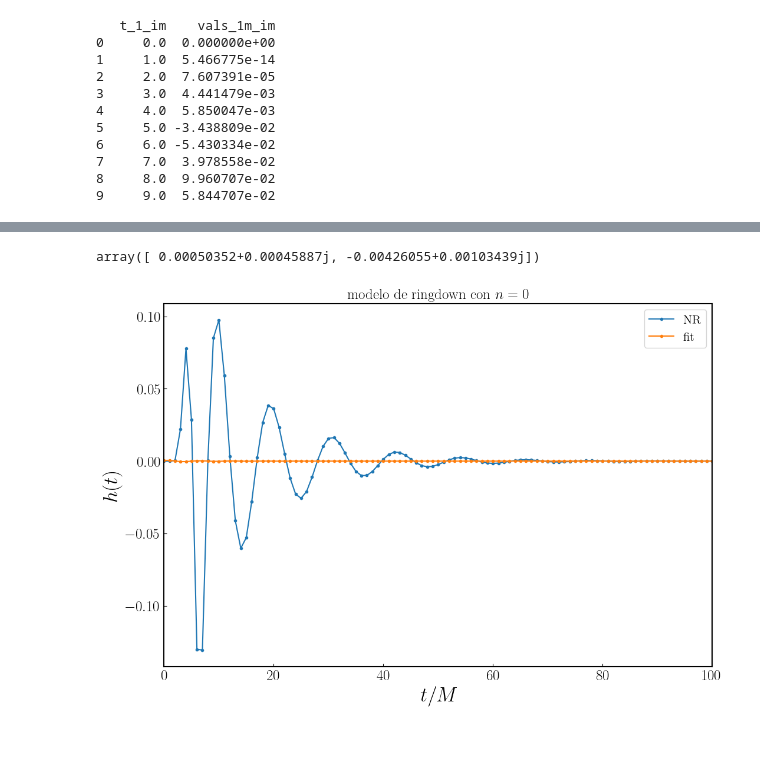
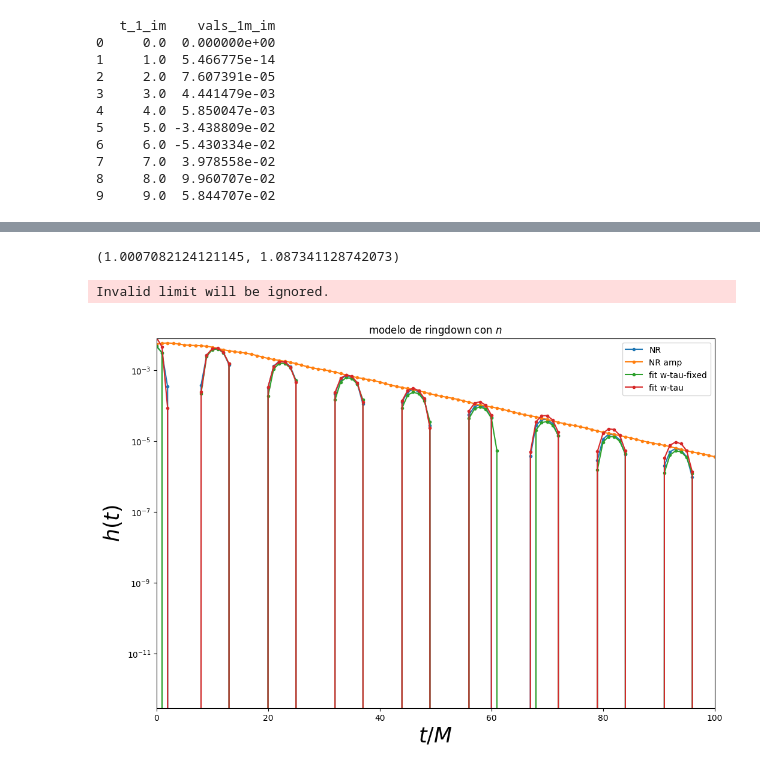
Before and after one commit to svykho/Thesis_notebooks, a Jupyter notebook: kerr0.7.ipynb, the cells around one changed output, grey strips where cells are left out. Drawn from its saved outputs; the diff is of its cells as text; code cells hidden in the pictures.

```diff
--- a/kerr0.7.ipynb
+++ b/kerr0.7.ipynb
@@ -363,0 +388,9 @@ modes_spec = { ind : qnm.modes_cache(*ind) for ind in mode_list }
+# %%
+psi4_lin_re = pd.read_csv('lin_f_m2_re.csv')
+psi4_lin_im = pd.read_csv('lin_f_m2_im.csv')
+times, psi4_re =extract_mean_asymp('lin_f_m2_re.csv')
+times, psi4_im =extract_mean_asymp('lin_f_m2_im.csv')
+# %%
+psi4_lin = psi4_re +1j *psi4_im
+
+psi4_lin_ts = np.stack((times-20, psi4_lin)).T
@@ -364,11 +408,22 @@ modes_spec = { ind : qnm.modes_cache(*ind) for ind in mode_list }
 # %%
-qnmspec=np.array([QNM_spectrum(2,2,n,0.5,0.7) for n in range(8)])
+# w-tau-fixed
+qnmspec=np.array([QNM_spectrum(2,2,n,1,0.7) for n in range(8)])
 args = {'qnms': qnmspec, 'real': False}
 
-fitres=rdf.fit_qnm((final_array[0]),[0.1,0.5],t0 = 20,linear = True, model = 'w-tau-fixed',
+fitres=rdf.fit_qnm(((psi4_lin_ts)),[0.1,2,0.2,1,0.2,2],t0 = 0,linear = False, model = 'w-tau-fixed',
                min_method = 'Nelder-Mead', tol=1e-8,bounds = None,**args)
-fitres
+
+fit_model_w_tau_fixed = rdf.rd_model_wtau_fixed(fitres,times = psi4_lin_ts[:,0],**args)
-# %% [output]
-array([ 0.00050352+0.00045887j, -0.00426055+0.00103439j])
 # %%
-fit_model = rdf.rd_model_wtau_fixed(fitres,times = t_1_complex,**args)
+# w-tau
+
+qnmspec=np.array([QNM_spectrum(2,2,n,1,0.7) for n in range(8)])
+args = {'qnms': qnmspec, 'real': False}
+
+fitres=rdf.fit_qnm(((psi4_lin_ts)),[0.1,2,0.5,10],t0 = 10,linear = False, model = 'w-tau',
+               min_method = 'Nelder-Mead', tol=1e-8,bounds = None,**args)
+
+fit_model_w_tau = rdf.rd_model_wtau(fitres,times = psi4_lin_ts[:,0],**args)
+fitres[2]/qnmspec[0,0][0],fitres[3]/qnmspec[0,1][0]
+# %% [output]
+(1.0007082124121145, 1.087341128742073)
@@ -375,15 +440,19 @@ fit_model = rdf.rd_model_wtau_fixed(fitres,times = t_1_complex,**args)
 # %%
 plt.figure(figsize=(12, 8))
-plt.plot(t_1_complex, vals_1m, linestyle='-', marker='o', markersize=3,label = 'NR')
-plt.plot(t_1_complex, fit_model, linestyle='-', marker='o', markersize=3,label = 'fit')
+plt.plot(psi4_lin_ts[:,0], psi4_lin_ts[:,1], linestyle='-', marker='o', markersize=3,label = 'NR')
+plt.plot(psi4_lin_ts[:,0], np.abs(psi4_lin_ts[:,1]), linestyle='-', marker='o', markersize=3,label = 'NR amp')
 
+plt.plot(psi4_lin_ts[:,0], fit_model_w_tau_fixed, linestyle='-', marker='o', markersize=3,label = 'fit w-tau-fixed')
+plt.plot(psi4_lin_ts[:,0], fit_model_w_tau, linestyle='-', marker='o', markersize=3,label = 'fit w-tau')
+
+plt.yscale('log')
 plt.legend()
 plt.xlabel('$t/M$', fontsize=25)
 plt.ylabel('$h(t)$', fontsize=25)
-plt.title("modelo de ringdown con $n=0$")
+plt.title("modelo de ringdown con $n$")
 plt.xlim(0,100)
+plt.ylim(-0.008,0.008)
 plt.show()
 # %% [output]
+Invalid limit will be ignored.
-[figure, old version]
+[figure, new version]
-# %% [markdown]
-###
```
Also changed, not shown: parts of 9 cells of this notebook.
